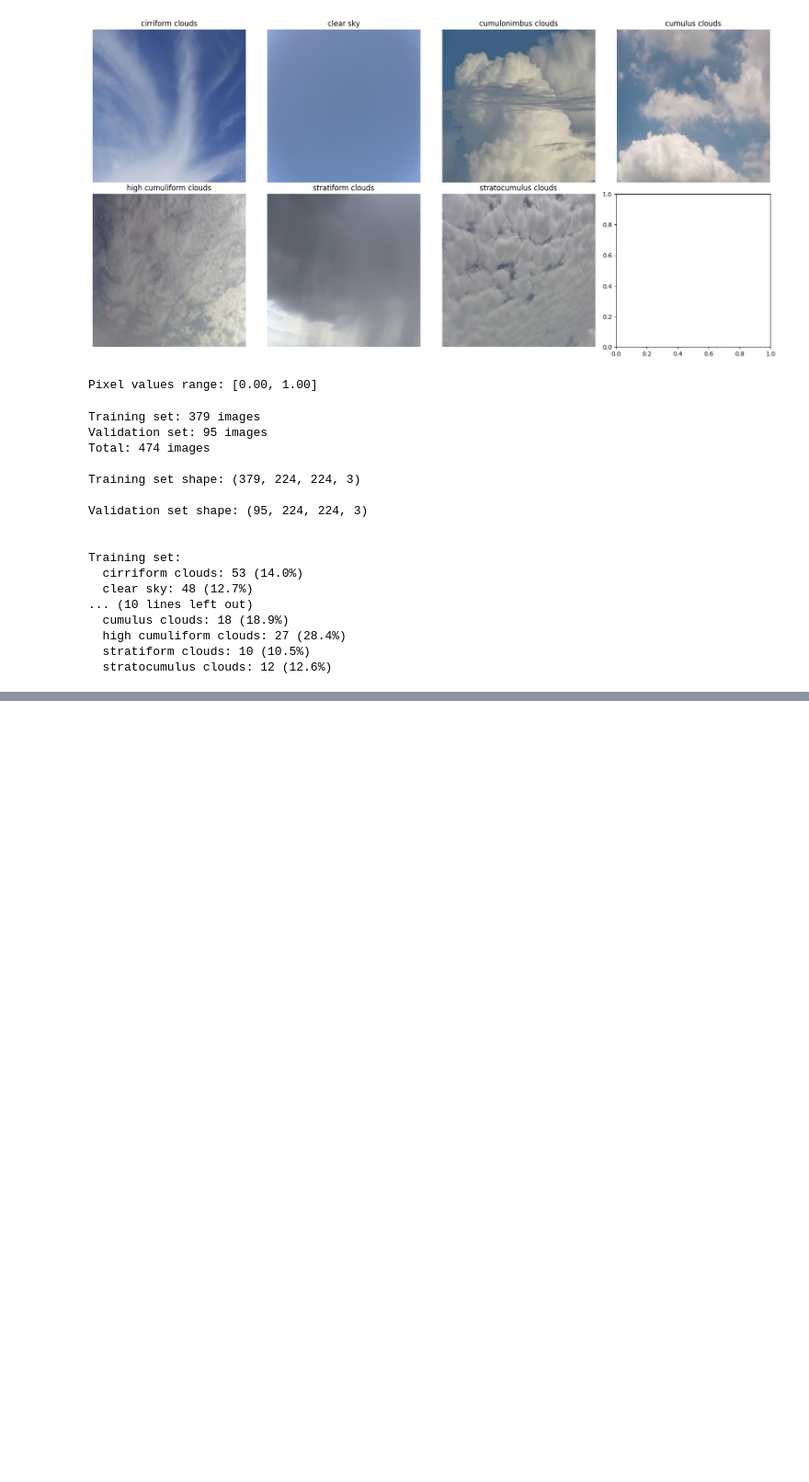
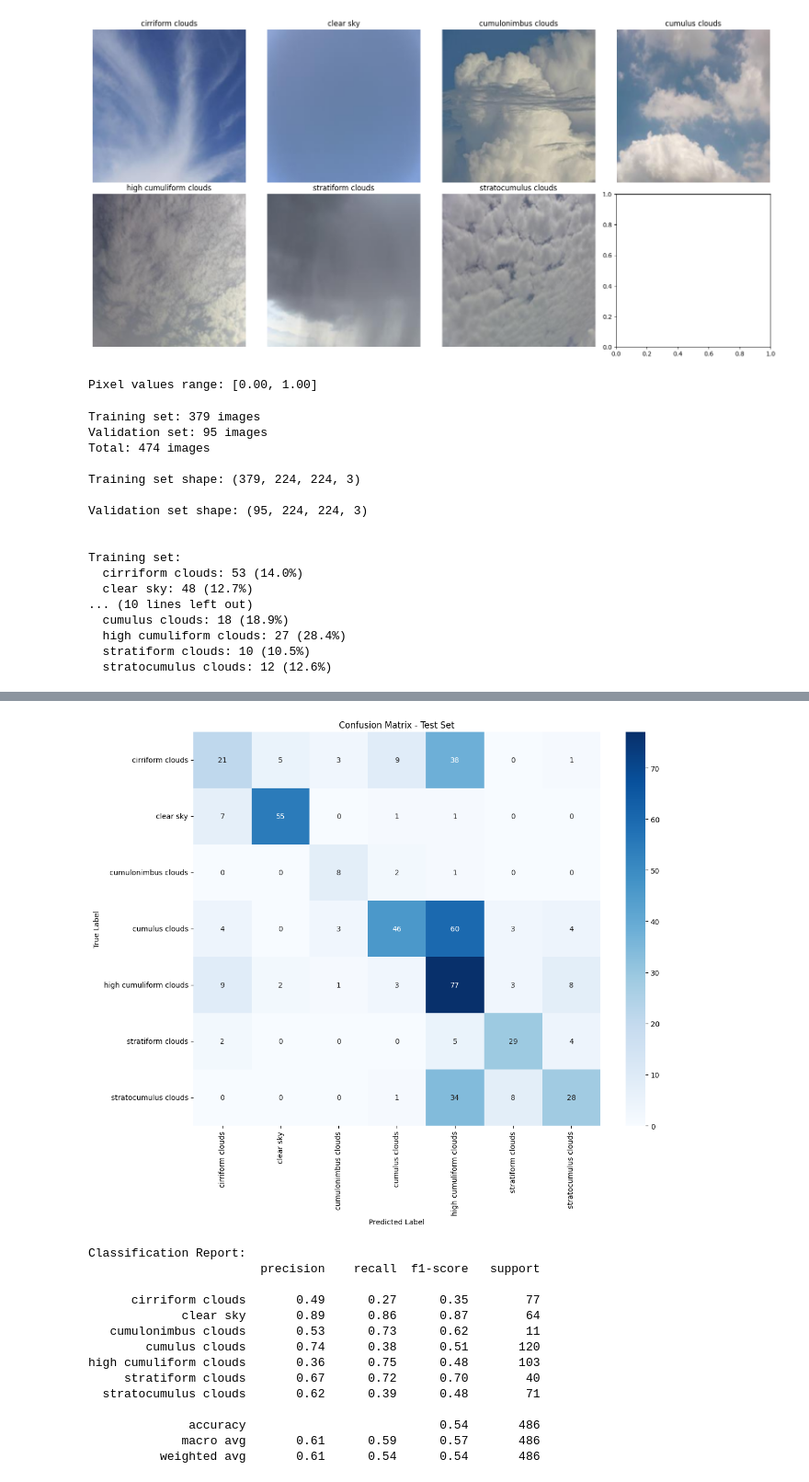
Before and after one commit to rtdtran/ai-cloud-identification, a Jupyter notebook: ai_cloud.ipynb, the cells around one changed output, grey strips where cells are left out. Shown at 92% size. Saved outputs shown, nothing was run; the diff lists cells and outputs as text; code cells hidden in the pictures; blank space fills up the shorter version.

Commit message:
Data evaluation and prediction

```diff
--- a/ai_cloud.ipynb
+++ b/ai_cloud.ipynb
@@ -221,0 +342,42 @@ print(f"Test accuracy: {test_acc:.2f}")
+# %%
+# Generate predictions on test set
+test_predictions = model.predict(test_images_array)
+test_predicted_classes = np.argmax(test_predictions, axis=1)
+
+# Create confusion matrix
+from sklearn.metrics import confusion_matrix, classification_report
+
+try:
+    import seaborn as sns
+except ImportError:
+    print("Seaborn not found. Please install with: pip install seaborn")
+    # Fallback to matplotlib if seaborn not available
+    sns = None
+
+cm = confusion_matrix(test_labels_array, test_predicted_classes)
+
+# Plot confusion matrix
+plt.figure(figsize=(12, 10))
+if sns:
+    sns.heatmap(cm, annot=True, fmt='d', cmap='Blues',
+                xticklabels=class_names, yticklabels=class_names)
+else:
+    # Fallback to matplotlib if seaborn not available
+    plt.imshow(cm, interpolation='nearest', cmap='Blues')
+    plt.colorbar()
+    for i in range(len(class_names)):
+        for j in range(len(class_names)):
+            plt.text(j, i, str(cm[i, j]), ha='center', va='center')
+    plt.xticks(range(len(class_names)), class_names, rotation=45, ha='right')
+    plt.yticks(range(len(class_names)), class_names)
+plt.title('Confusion Matrix - Test Set')
+plt.ylabel('True Label')
+plt.xlabel('Predicted Label')
+plt.tight_layout()
+plt.show()
+
+# Print classification report
+print("\nClassification Report:")
+print(classification_report(test_labels_array, test_predicted_classes,
+                            target_names=class_names))
+# %% [output]
@@ -221,0 +385,15 @@ print(f"Test accuracy: {test_acc:.2f}")
+[figure, added]
+Classification Report:
+                        precision    recall  f1-score   support
+
+      cirriform clouds       0.49      0.27      0.35        77
+             clear sky       0.89      0.86      0.87        64
+   cumulonimbus clouds       0.53      0.73      0.62        11
+        cumulus clouds       0.74      0.38      0.51       120
+high cumuliform clouds       0.36      0.75      0.48       103
+     stratiform clouds       0.67      0.72      0.70        40
+  stratocumulus clouds       0.62      0.39      0.48        71
+
+              accuracy                           0.54       486
+             macro avg       0.61      0.59      0.57       486
+          weighted avg       0.61      0.54      0.54       486
```
Also changed, not shown: parts of 9 cells of this notebook, 1 other file.
